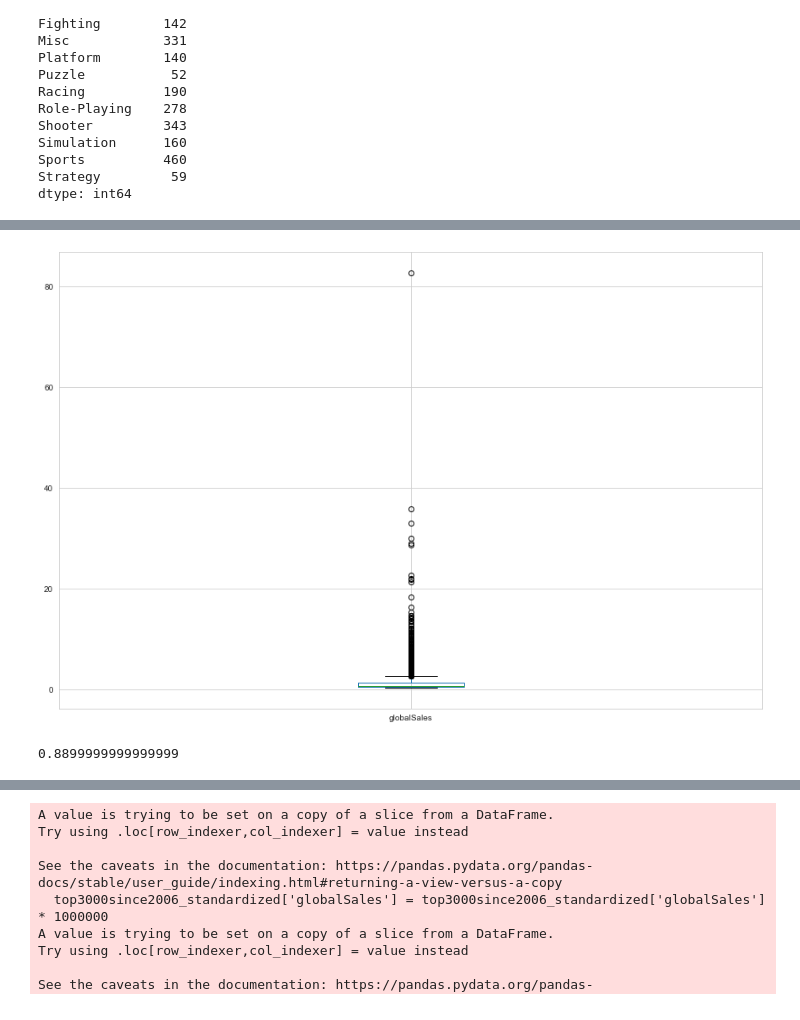
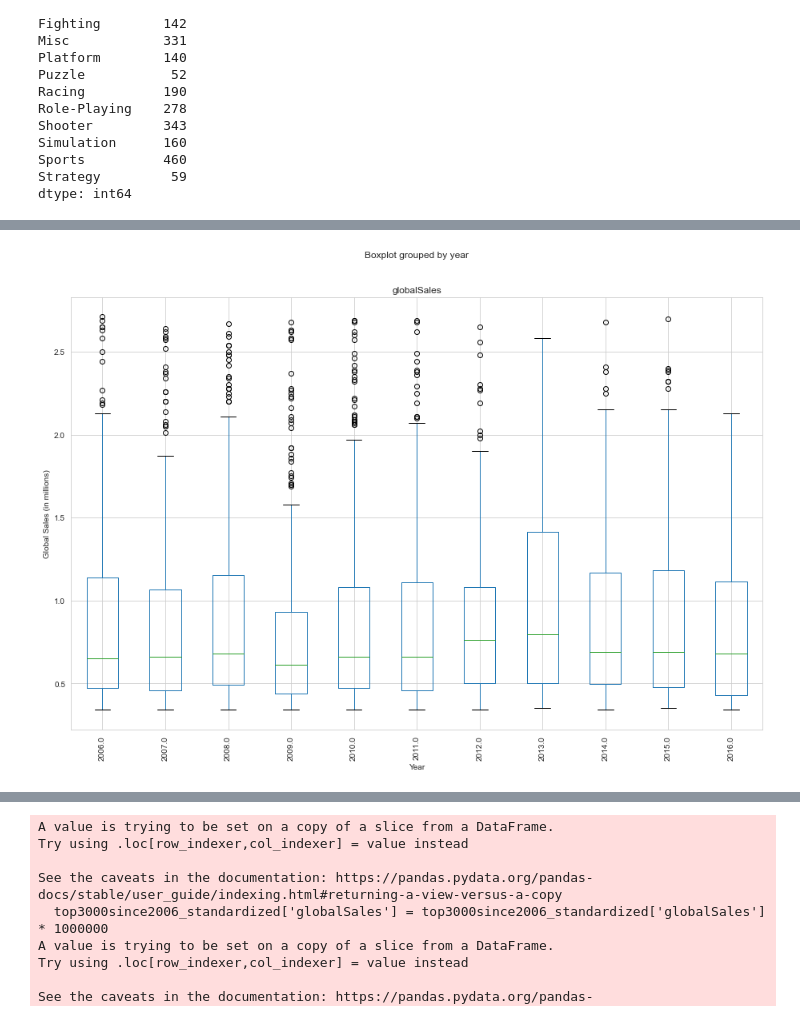
Before and after one commit to jhgalvin/DS_Project, a Jupyter notebook: dsProject.ipynb, the cells around one changed output, grey strips where cells are left out. Saved outputs shown, nothing was run; the diff lists cells and outputs as text; code cells hidden in the pictures.

```diff
--- a/dsProject.ipynb
+++ b/dsProject.ipynb
@@ -217,19 +311,9 @@ plt.show()
 # %%
-# highlight the skewedness of global Sales (our classifier)
-fig = top3000since2006.boxplot(column='globalSales')
-fig.set_xticklabels(fig.get_xticklabels())
+#create boxplots of global sales by year
+fig = top3000since2006_standardized.boxplot(column='globalSales', by = "year")
+fig.set_xticklabels(fig.get_xticklabels(), rotation = 90)
+plt.ylabel('Global Sales (in millions)')
+plt.xlabel('Year')
 plt.show()
 # %% [output]
-[figure, old version]
+[figure, new version]
-# %%
-# identify the IQR and upper and lower bound of global sales data
-globalSales = top3000since2006['globalSales'].tolist()
-globalSales.sort()
-Q1 = np.median(globalSales[:len(globalSales) // 2])
-Q3 = np.median(globalSales[len(globalSales) // 2:])
-IQR = Q3 - Q1
-print(IQR)
-lowerBound = Q1 - (IQR * 1.5)
-upperBound = Q3 + (IQR * 1.5)
-# %% [output]
-0.8899999999999999
```
Also changed, not shown: parts of 35 cells of this notebook, 1 other file.
